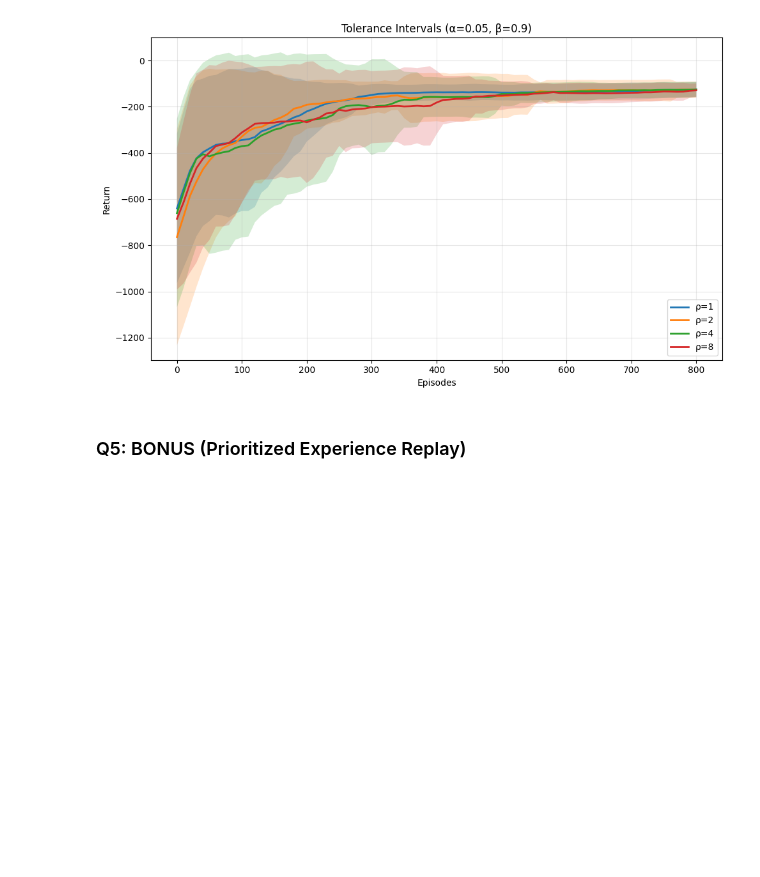
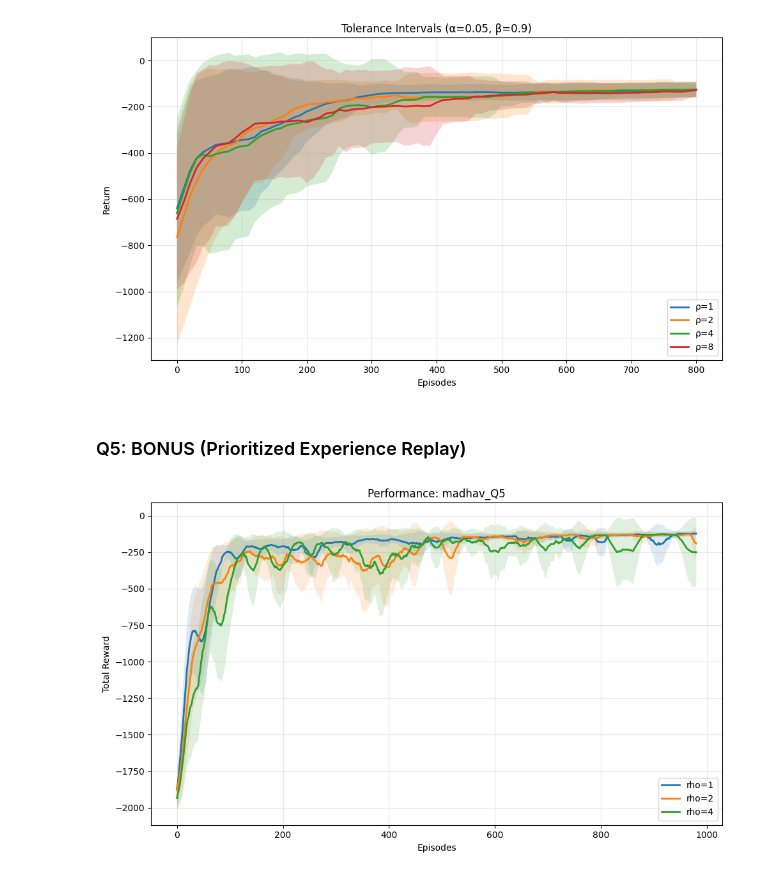
Before and after one commit to Maddy-1111/Reinforcement-Learning, a Jupyter notebook: Assignment 2/PA2.ipynb, the cells around one changed output. Drawn from its saved outputs; the diff is of its cells as text; code cells hidden in the pictures; blank space fills up the shorter version.

```diff
--- a/Assignment 2/PA2.ipynb
+++ b/Assignment 2/PA2.ipynb
@@ -638,3 +646,7 @@ def train_per_dqn(seed=0):
 RHO = 1       # Change as required
 for seed in range(15):
     _ = train_per_dqn(seed)
+# %%
+plot_results(data, "madhav_Q5", param_key="rho")
+# %% [output]
+[figure, added]
```
Also changed, not shown: parts of 2 cells of this notebook.
